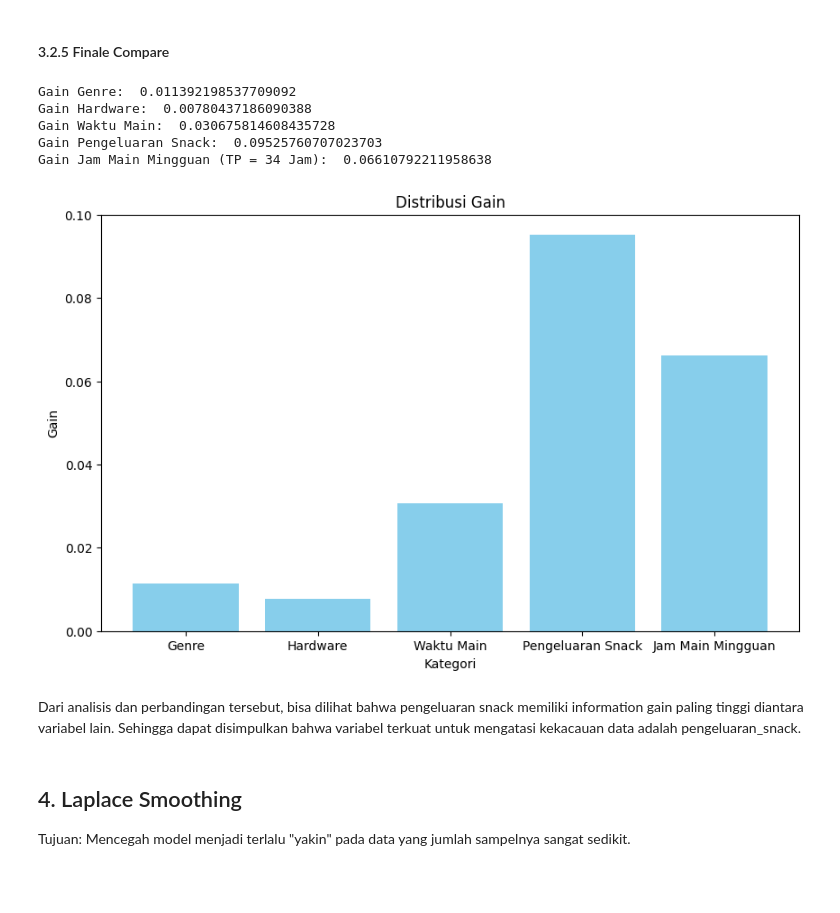
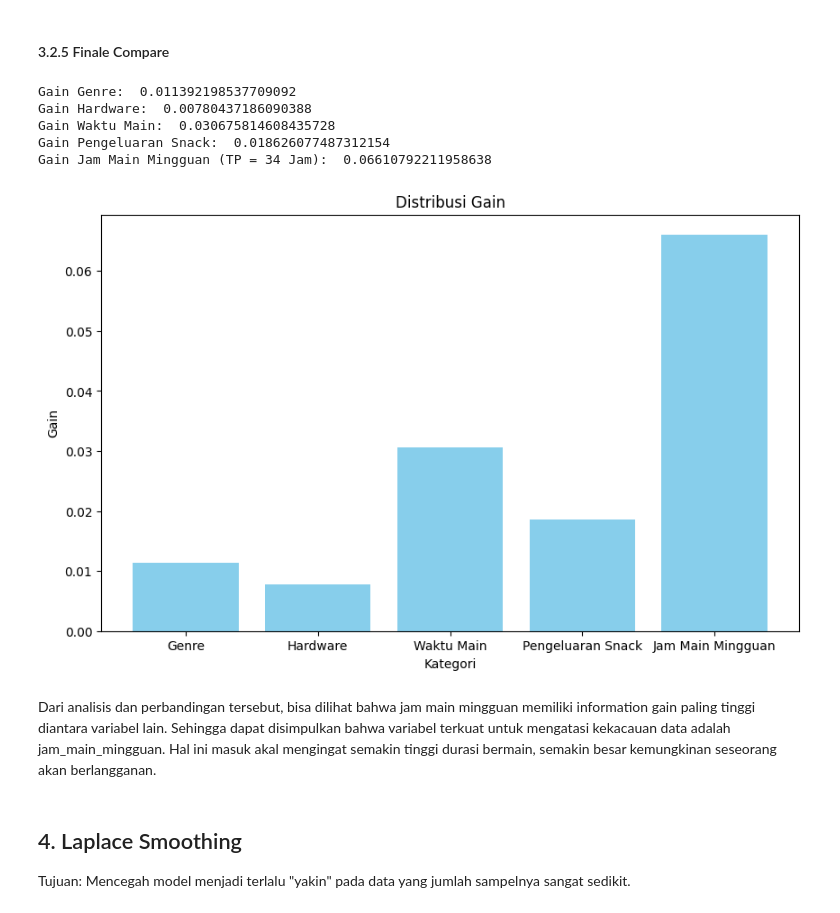
Before and after one commit to RyannPy/the-vip-path, a Jupyter notebook: analysis.ipynb, the cells around one changed output. Saved outputs shown, nothing was run; the diff lists cells and outputs as text; code cells hidden in the pictures; blank space fills up the shorter version.

```diff
--- a/analysis.ipynb
+++ b/analysis.ipynb
@@ -130,31 +130,34 @@ for waktu in df["waktu_main_utama"].unique():
 # %% [markdown]
 #### 3.2.4 Pengeluaran Snack
 # %%
-gain_pengeluaran = entropy_awal
+threshold_snack = 70000
 
-for pengeluaran in df["pengeluaran_snack"].unique():
-    subset = df[df["pengeluaran_snack"] == pengeluaran]
-    weight = len(subset) / total_data
-    entropy_subset = entropy(subset["target_membership"])
+grup_atas_snack = df[df['pengeluaran_snack'] > threshold_snack]
+grup_bawah_snack = df[df['pengeluaran_snack'] <= threshold_snack]
 
+weight_atas_snack = len(grup_atas_snack) / total_data
+weight_bawah_snack = len(grup_bawah_snack) / total_data
 
-    gain_pengeluaran -= (weight * entropy_subset)
+ent_atas_snack = entropy(grup_atas_snack['target_membership'])
+ent_bawah_snack = entropy(grup_bawah_snack['target_membership'])
+
+gain_snack = entropy_awal - (weight_atas_snack * ent_atas_snack + weight_bawah_snack * ent_bawah_snack)
 # %% [markdown]
 #### 3.2.5 Jam Main Mingguan
 Note : Karena sifat variabel yang kontinu (angka), maka perlu mencari batas terbaik.
 # %%
-threshold = 34
+threshold_jam = 34
 
-grup_atas = df[df['jam_main_mingguan'] > threshold]
-grup_bawah = df[df['jam_main_mingguan'] <= threshold]
+grup_atas_jam = df[df['jam_main_mingguan'] > threshold_jam]
+grup_bawah_jam = df[df['jam_main_mingguan'] <= threshold_jam]
 
-weight_atas = len(grup_atas) / total_data
-weight_bawah = len(grup_bawah) / total_data
+weight_atas_jam = len(grup_atas_jam) / total_data
+weight_bawah_jam = len(grup_bawah_jam) / total_data
 
-ent_atas = entropy(grup_atas['target_membership'])
-ent_bawah = entropy(grup_bawah['target_membership'])
+ent_atas_jam = entropy(grup_atas_jam['target_membership'])
+ent_bawah_jam = entropy(grup_bawah_jam['target_membership'])
 
-gain_jam_mingguan = entropy_awal - (weight_atas * ent_atas + weight_bawah * ent_bawah)
+gain_jam_mingguan = entropy_awal - (weight_atas_jam * ent_atas_jam + weight_bawah_jam * ent_bawah_jam)
 # %% [markdown]
 Setelah dicari dan dicoba, gain tertinggi terdapat pada batas angka 34.
 # %% [markdown]
@@ -163,31 +166,31 @@ Setelah dicari dan dicoba, gain tertinggi terdapat pada batas angka 34.
 print("Gain Genre: ", gain_genre)
 print("Gain Hardware: ", gain_hardware)
 print("Gain Waktu Main: ", gain_waktu_main)
-print("Gain Pengeluaran Snack: ", gain_pengeluaran)
+print("Gain Pengeluaran Snack: ", gain_snack)
 print("Gain Jam Main Mingguan (TP = 34 Jam): ", gain_jam_mingguan )
 # %% [output]
 Gain Genre:  0.011392198537709092
 Gain Hardware:  0.00780437186090388
 Gain Waktu Main:  0.030675814608435728
-Gain Pengeluaran Snack:  0.09525760707023703
+Gain Pengeluaran Snack:  0.018626077487312154
 Gain Jam Main Mingguan (TP = 34 Jam):  0.06610792211958638
 # %%
 category = ["Genre", "Hardware", "Waktu Main", "Pengeluaran Snack", "Jam Main Mingguan"]
-gain_values = [gain_genre, gain_hardware, gain_waktu_main, gain_pengeluaran, gain_jam_mingguan]
+gain_values = [gain_genre, gain_hardware, gain_waktu_main, gain_snack, gain_jam_mingguan]
 
 plt.figure(figsize=(10, 6))
 plt.bar(category, gain_values, color="skyblue")
 
 plt.xlabel("Kategori")
 plt.xticks(fontsize=10)
 plt.ylabel("Gain")
 plt.title("Distribusi Gain")
 
 plt.show()
 # %% [output]
-[figure, old version]
+[figure, new version]
 # %% [markdown]
-Dari analisis dan perbandingan tersebut, bisa dilihat bahwa pengeluaran snack memiliki information gain paling tinggi diantara variabel lain. Sehingga dapat disimpulkan bahwa variabel terkuat untuk mengatasi kekacauan data adalah pengeluaran_snack.
+Dari analisis dan perbandingan tersebut, bisa dilihat bahwa jam main mingguan memiliki information gain paling tinggi diantara variabel lain. Sehingga dapat disimpulkan bahwa variabel terkuat untuk mengatasi kekacauan data adalah jam_main_mingguan. Hal ini masuk akal mengingat semakin tinggi durasi bermain, semakin besar kemungkinan seseorang akan berlangganan.
 # %% [markdown]
 ## 4. Laplace Smoothing
 Tujuan: Mencegah model menjadi terlalu "yakin" pada data yang jumlah sampelnya sangat sedikit.
```
Also changed, not shown: parts of 19 cells of this notebook, 1 other file.
